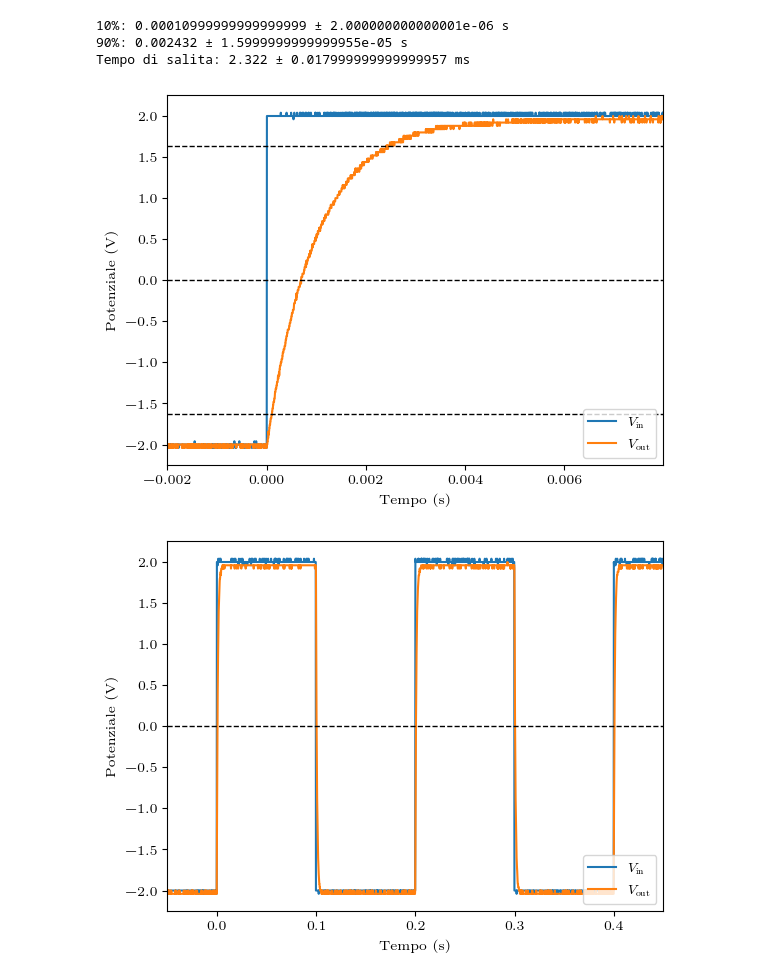
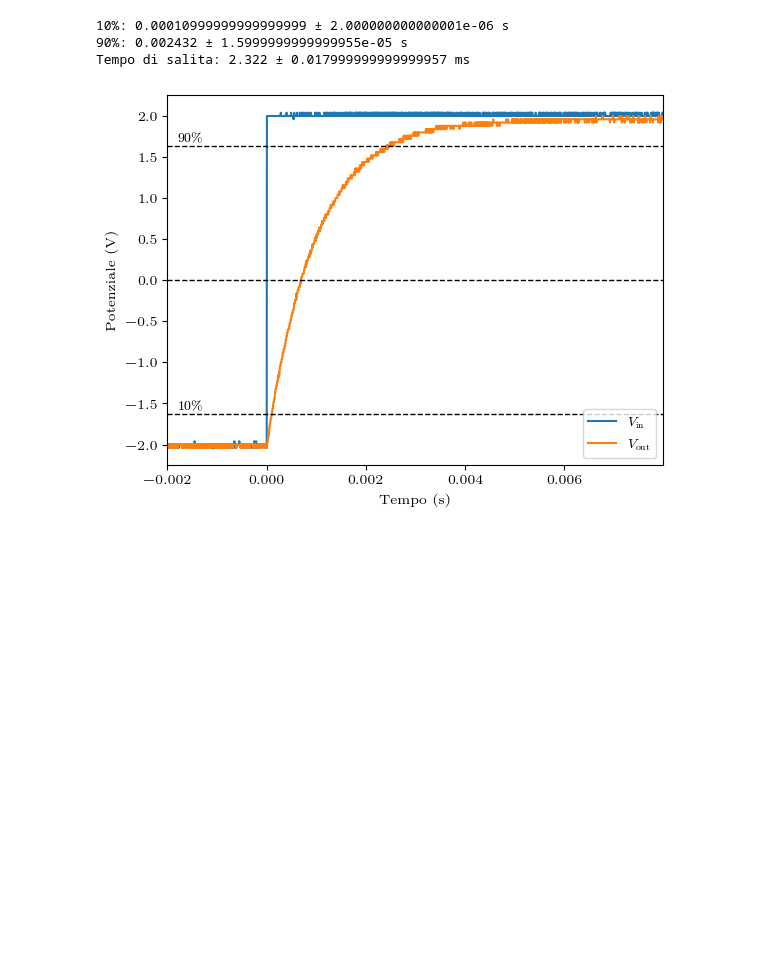
Before and after one commit to RBerga06/unipr-clt-fisica, a Jupyter notebook: lab2/r1/r1.ipynb, the cells around one changed output. Drawn from its saved outputs; the diff is of its cells as text; code cells hidden in the pictures; blank space fills up the shorter version.

Commit message:
feat: add 10%-90% text

```diff
--- a/lab2/r1/r1.ipynb
+++ b/lab2/r1/r1.ipynb
@@ -35,6 +35,8 @@ for i, (ch1, ch2) in enumerate(files):
         _amplitude: float = ch1[4].max() - _min
         ax1.axhline(_the01 := _min + _amplitude * 0.1, color="0.0", linestyle="--", linewidth=1, rasterized=True)
         ax1.axhline(_the09 := _min + _amplitude * 0.9, color="0.0", linestyle="--", linewidth=1, rasterized=True)
+        ax1.text(-.0018, _the01 + .05, r"$10\%$")
+        ax1.text(-.0018, _the09 + .05, r"$90\%$")
         _t11, _t12 = ts_where_y_around(ch2, _the01)
         _t21, _t22 = ts_where_y_around(ch2, _the09)
         print("10%:", _t1 := d(_t12 + _t11, abs(_t12 - _t11))/2, "s")
@@ -42,32 +44,32 @@ for i, (ch1, ch2) in enumerate(files):
         print("Tempo di salita:", (_t2 - _t1) * 1000, "ms")
     # customize labels
     ax1.set_xlabel(f"Tempo ({'m' if i in _AS_MILLISECONDS else ''}s)")
     if i <= 3 or 9 <= i <= 11:
         ax1.set_ylabel("Potenziale (V)")
         ax1.set_ylim(-4.25 if i == 9 else -2.25, 2.25 if i <= 3 else 4.25, auto=False)
     else:
         # set labels & colors accordingly
         ax1.set_ylabel("Potenziale (V)", color="C0")
         ax2.set_ylabel("Potenziale (V)", color="C1")
         ax1.tick_params(axis="y", colors="C0")
         ax2.tick_params(axis="y", colors="C1")
         # fix scale & ticks
         _Y_LIM_2 = 0.5 if i == 4 else 0.15
         ax1.set_ylim(-2.25, 2.25, auto=False)
         ax2.set_ylim(-_Y_LIM_2, _Y_LIM_2, auto=False)
     ax2.legend(loc="lower right", handles=[ch1plot, ch2plot])
     ax1.set_xlim(
         min(ch1[3].min(), ch2[3].min()) * _TIME_SCALE_FACTOR,
         max(ch1[3].max(), ch2[3].max()) * _TIME_SCALE_FACTOR
     )
     ax1.axhline(0, color="0.0", linestyle="--", linewidth=1, rasterized=True)
     # show the plot & save it to disk
     plt.show()
     fig.tight_layout()
     fig.savefig(f"img/{i}.png", dpi=300)
+    break
 # %% [output]
 10%: 0.00010999999999999999 ± 2.000000000000001e-06 s
 90%: 0.002432 ± 1.5999999999999955e-05 s
 Tempo di salita: 2.322 ± 0.017999999999999957 ms
-[figure, old version]
+[figure, new version]
-[figure, removed]
```
Also changed, not shown: parts of 1 cell of this notebook, 1 other file.
